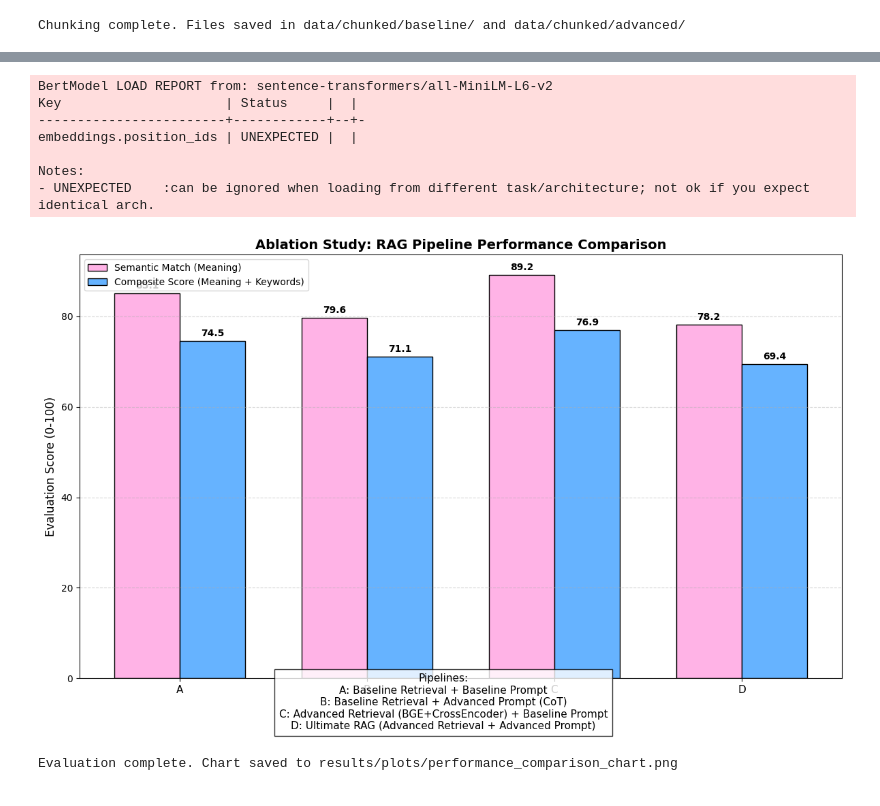
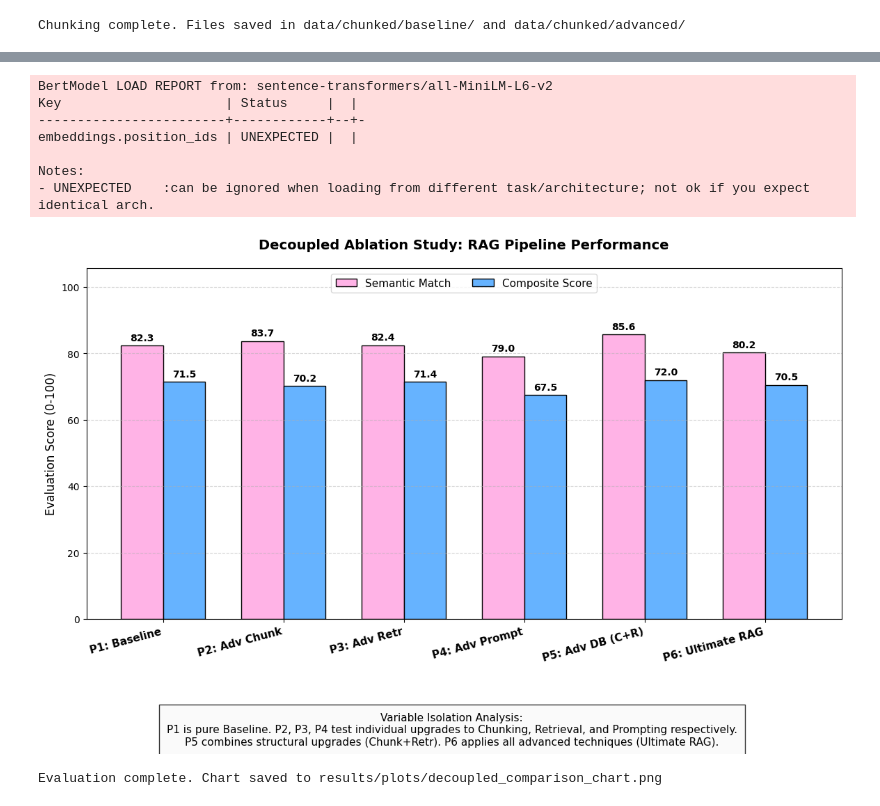
Before and after one commit to royiiix-1/RAGModel_SouthAsianCuisine, a Jupyter notebook: RAG_Pipeline_Codebase.ipynb, the cells around one changed output, grey strips where cells are left out. Cells and saved outputs as stored; diff of their text form; code cells hidden in the pictures.

Commit message:
Modified RAG_Pipeline_Codebase

```diff
--- a/RAG_Pipeline_Codebase.ipynb
+++ b/RAG_Pipeline_Codebase.ipynb
@@ -648,23 +727,27 @@ Notes:
 # %%
 # ==========================================
-# COMPREHENSIVE EVALUATION
-# Analyzes results and saves plot to results/plots/
+# CELL 8: COMPREHENSIVE EVALUATION
+# Analyzes results across 6 decoupled pipelines
 # ==========================================
+import pandas as pd
+import numpy as np
+import matplotlib.pyplot as plt
+import re
+import json
+from sklearn.metrics.pairwise import cosine_similarity
+from sentence_transformers import SentenceTransformer
 
 def calculate_lexical_overlap(ground_truth, generated_answer):
     def clean_words(text):
         return set(re.findall(r'\b\w+\b', str(text).lower()))
-
     gt_words = clean_words(ground_truth)
     gen_words = clean_words(generated_answer)
-
     if not gt_words: return 0.0
-    intersection = gt_words.intersection(gen_words)
-    return (len(intersection) / len(gt_words)) * 100
+    return (len(gt_words.intersection(gen_words)) / len(gt_words)) * 100
 
 def comprehensive_eval(benchmark_excel, payloads):
     eval_model = SentenceTransformer('sentence-transformers/all-MiniLM-L6-v2')
-    df = pd.read_excel(benchmark_excel).head(5)
+    df = pd.read_excel(benchmark_excel).head(10)
 
     gt_col = next((col for col in df.columns if any(k in col.lower() for k in ['answer', 'truth', 'response', 'target'])), df.columns[-1])
     qid_col = 'query_id' if 'query_id' in df.columns else df.columns[0]
@@ -696,71 +779,74 @@ def comprehensive_eval(benchmark_excel, payloads):
         avg_lex = np.mean(lexical_scores)
         composite = (avg_sem * 0.6) + (avg_lex * 0.4)
 
-        results_summary[name] = {
-            "Semantic Score": avg_sem,
-            "Lexical Recall": avg_lex,
-            "Composite Score": composite
-        }
+        results_summary[name] = {"Semantic": avg_sem, "Composite": composite}
 
     if not results_summary:
         print("No evaluation data found.")
         return
 
     labels = list(results_summary.keys())
-    composite_scores = [results_summary[name]["Composite Score"] for name in labels]
-    sem_scores = [results_summary[name]["Semantic Score"] for name in labels]
+    composite_scores = [results_summary[name]["Composite"] for name in labels]
+    sem_scores = [results_summary[name]["Semantic"] for name in labels]
 
     x = np.arange(len(labels))
     width = 0.35
 
-    fig, ax = plt.subplots(figsize=(12, 7))
-    rects1 = ax.bar(x - width/2, sem_scores, width, label='Semantic Match (Meaning)', color='#ffb3e6', edgecolor='black')
-    rects2 = ax.bar(x + width/2, composite_scores, width, label='Composite Score (Meaning + Keywords)', color='#66b3ff', edgecolor='black')
+    # Increased figure width to accommodate 6 bars comfortably
+    fig, ax = plt.subplots(figsize=(14, 8))
+    rects1 = ax.bar(x - width/2, sem_scores, width, label='Semantic Match', color='#ffb3e6', edgecolor='black')
+    rects2 = ax.bar(x + width/2, composite_scores, width, label='Composite Score', color='#66b3ff', edgecolor='black')
 
     ax.set_ylabel('Evaluation Score (0-100)', fontsize=12)
-    ax.set_title('Ablation Study: RAG Pipeline Performance Comparison', fontsize=14, fontweight='bold')
+    ax.set_title('Decoupled Ablation Study: RAG Pipeline Performance', fontsize=14, fontweight='bold', pad=20)
     ax.set_xticks(x)
-    ax.set_xticklabels([l.split(':')[0] for l in labels], rotation=0, fontsize=11)
-    ax.legend(loc='upper left')
+    ax.set_xticklabels(labels, rotation=15, ha='right', fontsize=11, fontweight='bold')
+
+    max_score = max(max(sem_scores), max(composite_scores))
+    ax.set_ylim(0, max_score + 20)
+
+    ax.legend(loc='upper center', ncol=2, fontsize=11)
     ax.grid(axis='y', linestyle='--', alpha=0.5)
 
     for bars in [rects1, rects2]:
         for bar in bars:
             height = bar.get_height()
             ax.annotate(f'{height:.1f}', xy=(bar.get_x() + bar.get_width() / 2, height),
                         xytext=(0, 3), textcoords="offset points", ha='center', va='bottom', fontsize=10, fontweight='bold')
 
+    plt.subplots_adjust(bottom=0.25)
+
     description = (
-        "Pipelines:\n"
-        "A: Baseline Retrieval + Baseline Prompt\n"
-        "B: Baseline Retrieval + Advanced Prompt (CoT)\n"
-        "C: Advanced Retrieval (BGE+CrossEncoder) + Baseline Prompt\n"
-        "D: Ultimate RAG (Advanced Retrieval + Advanced Prompt)"
+        "Variable Isolation Analysis:\n"
+        "P1 is pure Baseline. P2, P3, P4 test individual upgrades to Chunking, Retrieval, and Prompting respectively.\n"
+        "P5 combines structural upgrades (Chunk+Retr). P6 applies all advanced techniques (Ultimate RAG)."
     )
-    plt.figtext(0.5, -0.05, description, ha="center", fontsize=11, bbox={"facecolor":"white", "alpha":0.8, "pad":5})
+    plt.figtext(0.5, 0.02, description, ha="center", va="bottom", fontsize=11,
+                bbox={"facecolor":"#f9f9f9", "edgecolor": "black", "alpha":0.8, "pad":8})
 
-    plt.tight_layout()
-    chart_path = "results/plots/performance_comparison_chart.png"
+    chart_path = "results/plots/decoupled_comparison_chart.png"
     plt.savefig(chart_path, dpi=300, bbox_inches='tight')
     plt.show()
     print(f"Evaluation complete. Chart saved to {chart_path}")
     return results_summary
 
 payloads_to_test = {
-    "A: Pure Baseline": "results/payloads/payload_A_baseline.json",
-    "B: Advanced Prompt": "results/payloads/payload_B_advanced_prompt.json",
-    "C: Advanced Retrieval": "results/payloads/payload_C_advanced_retrieval.json",
-    "D: Ultimate RAG": "results/payloads/payload_D_ultimate.json"
+    "P1: Baseline": "results/payloads/p1_base.json",
+    "P2: Adv Chunk": "results/payloads/p2_adv_chunk.json",
+    "P3: Adv Retr": "results/payloads/p3_adv_retr.json",
+    "P4: Adv Prompt": "results/payloads/p4_adv_prompt.json",
+    "P5: Adv DB (C+R)": "results/payloads/p5_adv_db.json",
+    "P6: Ultimate RAG": "results/payloads/p6_ultimate.json"
 }
 
 eval_stats = comprehensive_eval("Benchmark Dataset.xlsx", payloads_to_test)
 # %% [output]
 BertModel LOAD REPORT from: sentence-transformers/all-MiniLM-L6-v2
 Key                     | Status     |  |
 ------------------------+------------+--+-
 embeddings.position_ids | UNEXPECTED |  |
 
 Notes:
 - UNEXPECTED    :can be ignored when loading from different task/architecture; not ok if you expect identical arch.
-[figure, old version]
+[figure, new version]
-Evaluation complete. Chart saved to results/plots/performance_comparison_chart.png
+Evaluation complete. Chart saved to results/plots/decoupled_comparison_chart.png
```
Also changed, not shown: parts of 4 cells of this notebook.
